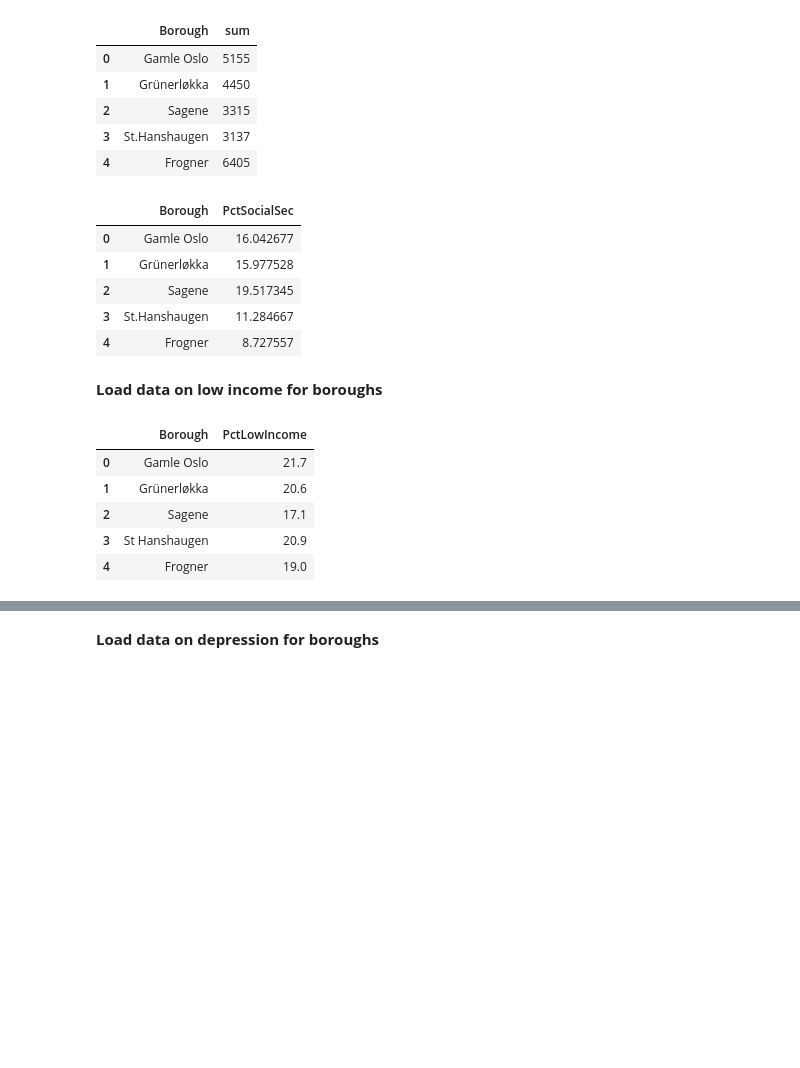
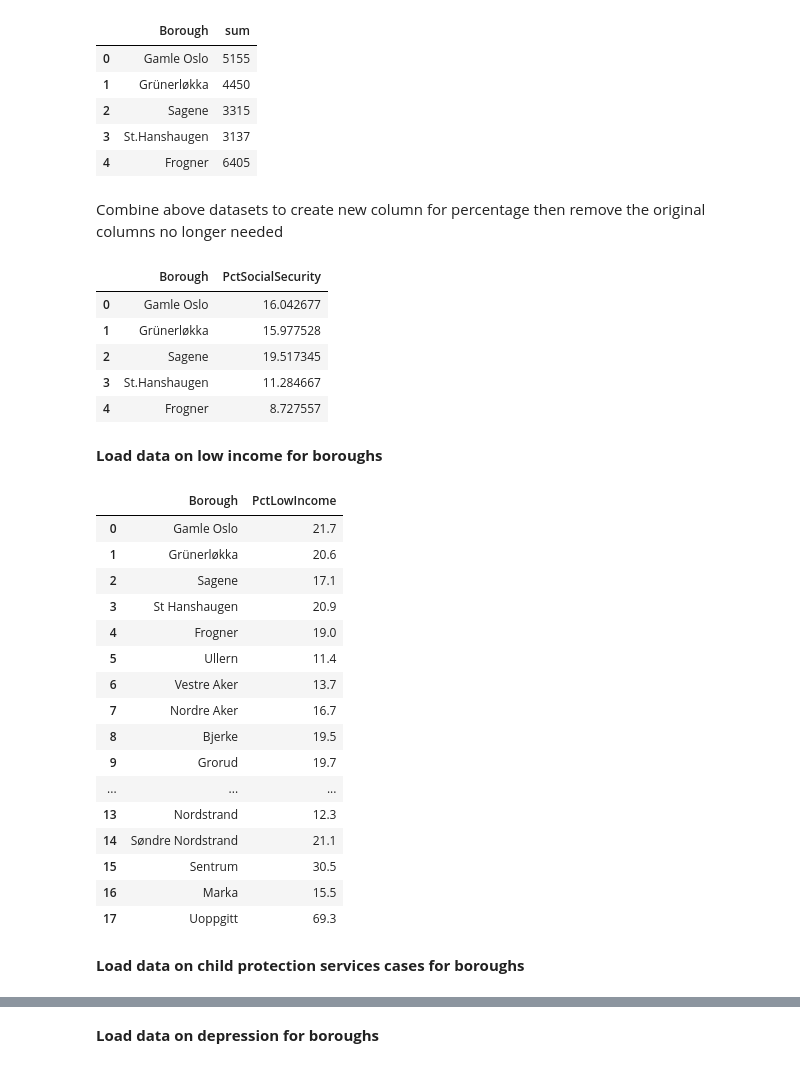
Before and after one commit to roylac/Coursera_Capstone, a Jupyter notebook: Capstone week 4.ipynb, the cells around one changed output, grey strips where cells are left out. Cells and saved outputs as stored; diff of their text form; code cells hidden in the pictures; blank space fills up the shorter version.

```diff
--- a/Capstone week 4.ipynb
+++ b/Capstone week 4.ipynb
@@ -144,8 +186,10 @@ populationAge50to59.head()
 # %% [markdown]
 Clean up and remove all but the last sum column that we need
 # %%
-populationAge50to59.replace({'Bydel ':''}, regex=True,inplace=True)
-populationAge50to59Cleaned = populationAge50to59.loc[:, ~populationAge50to59.columns.str.contains('^Unnamed')]
+pd.set_option('mode.chained_assignment', None)
+populationAge50to59Cleaned=populationAge50to59
+populationAge50to59Cleaned.replace({'Bydel ':''}, regex=True,inplace=True)
+populationAge50to59Cleaned = populationAge50to59Cleaned.loc[:, ~populationAge50to59Cleaned.columns.str.contains('^Unnamed')]
 populationAge50to59Cleaned.rename(columns={"Bydel": "Borough"},inplace=True)
 populationAge50to59Cleaned.set_index('Borough')
 populationAge50to59Cleaned.head()
@@ -156,14 +200,16 @@ populationAge50to59Cleaned.head()
 | 2 | Sagene | 3315 |
 | 3 | St.Hanshaugen | 3137 |
 | 4 | Frogner | 6405 |
+# %% [markdown]
+Combine above datasets to create new column for percentage then remove the original columns no longer needed
 # %%
 socialSecWithPopulation = pd.merge(sociaSecurityAge50to59, populationAge50to59Cleaned, on='Borough')
-socialSecWithPopulation['PctSocialSec'] = (socialSecWithPopulation['SocialSec'] / socialSecWithPopulation['sum']) *100
+socialSecWithPopulation['PctSocialSecurity'] = (socialSecWithPopulation['SocialSec'] / socialSecWithPopulation['sum']) *100
 socialSecWithPopulation.drop(columns=['SocialSec', 'sum'],inplace=True)
 socialSecWithPopulation.set_index('Borough')
 socialSecWithPopulation.head()
 # %% [output]
-|  | Borough | PctSocialSec |
+|  | Borough | PctSocialSecurity |
 | 0 | Gamle Oslo | 16.042677 |
 | 1 | Grünerløkka | 15.977528 |
 | 2 | Sagene | 19.517345 |
@@ -174,14 +220,28 @@ socialSecWithPopulation.head()
 # %%
 lowincome_path="http://statistikkbanken.oslo.kommune.no/webview/velocity?Geografisubset=30101+-+30118&stubs=Geografi&measure=common&virtualslice=AndeletterEUskala_value&layers=Husholdningstype&layers=virtual&layers=r&study=http%3A%2F%2F192.168.101.44%3A80%2Fobj%2FfStudy%2Fhusholdningerfattig&mode=cube&Geografislice=30101&virtualsubset=AndeletterEUskala_value&v=2&Husholdningstypesubset=1&r=2017&rsubset=2008+-+2017&measuretype=4&cube=http%3A%2F%2F192.168.101.44%3A80%2Fobj%2FfCube%2Fhusholdningerfattig_C1&rslice=2017&Husholdningstypeslice=1&top=yes&executespreadsheet=true"
 lowincomeShare = pd.read_excel(lowincome_path,skiprows=8,names=["Borough","PctLowIncome"])
 lowincomeShare.replace({'Bydel ':''}, regex=True,inplace=True)
 lowincomeShare['Borough'] = lowincomeShare['Borough'].str.strip()
+lowincomeShare["PctLowIncome"] = pd.to_numeric(lowincomeShare["PctLowIncome"])
 lowincomeShare.set_index('Borough')
-lowincomeShare.head()
+lowincomeShare
 # %% [output]
 |  | Borough | PctLowIncome |
 | 0 | Gamle Oslo | 21.7 |
 | 1 | Grünerløkka | 20.6 |
 | 2 | Sagene | 17.1 |
 | 3 | St Hanshaugen | 20.9 |
 | 4 | Frogner | 19.0 |
+| 5 | Ullern | 11.4 |
+| 6 | Vestre Aker | 13.7 |
+| 7 | Nordre Aker | 16.7 |
+| 8 | Bjerke | 19.5 |
+| 9 | Grorud | 19.7 |
+| ... | ... | ... |
+| 13 | Nordstrand | 12.3 |
+| 14 | Søndre Nordstrand | 21.1 |
+| 15 | Sentrum | 30.5 |
+| 16 | Marka | 15.5 |
+| 17 | Uoppgitt | 69.3 |
+# %% [markdown]
+**Load data on child protection services cases for boroughs**
```
Also changed, not shown: parts of 149 cells of this notebook.
